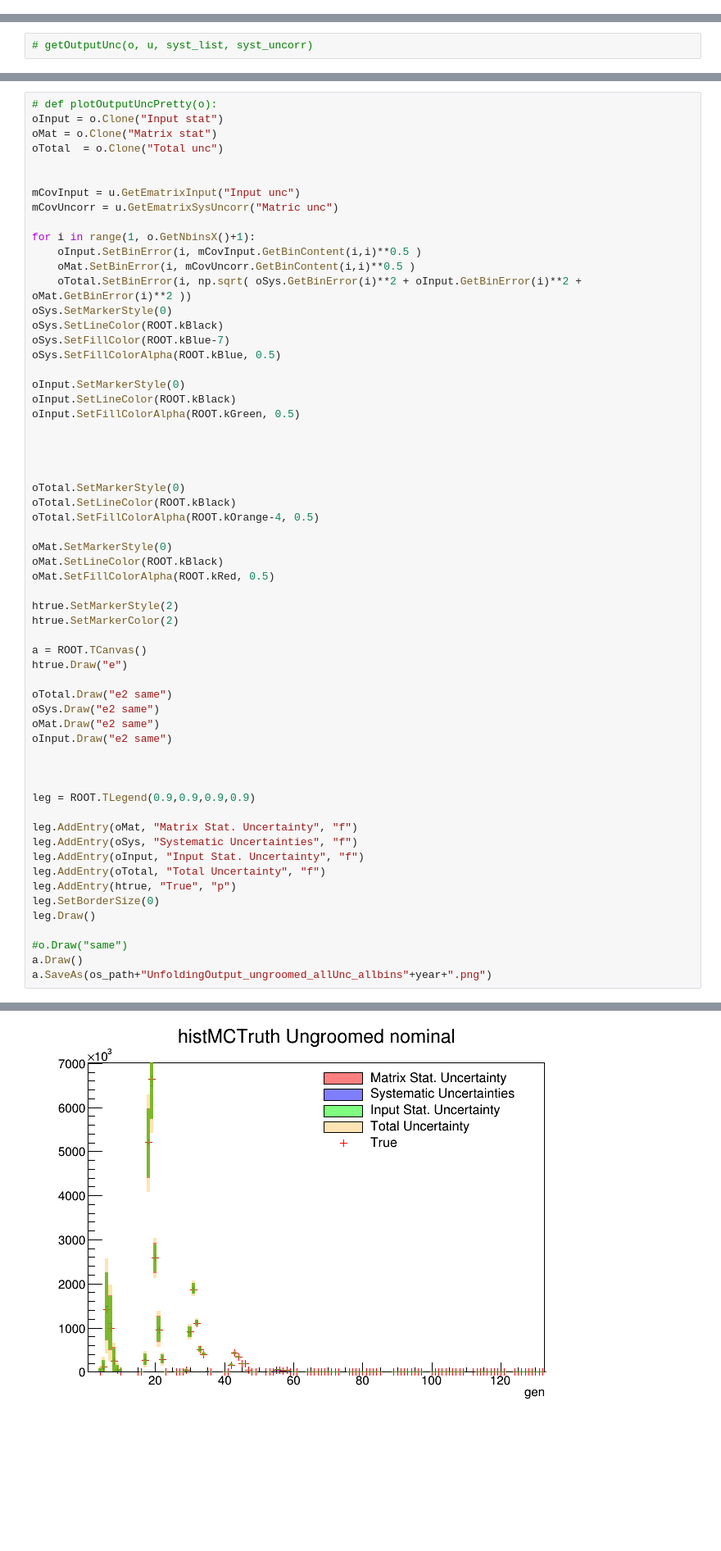
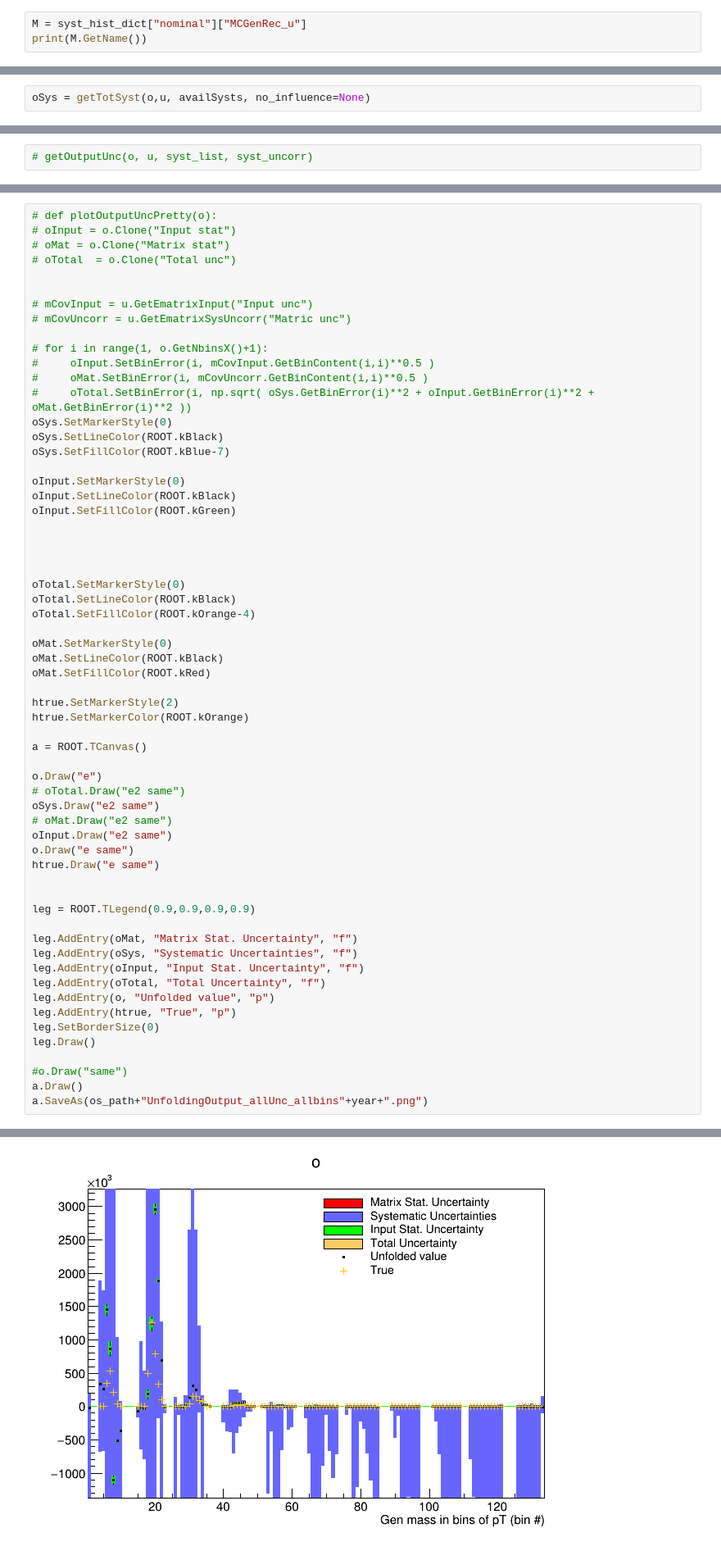
Before and after one commit to laurenhay/GluonJetMass, a Jupyter notebook: TUnfold_plots.ipynb, the cells around one changed output, grey strips where cells are left out. Shown at 82% size. Drawn from its saved outputs; the diff is of its cells as text; blank space fills up the shorter version.

```diff
--- a/TUnfold_plots.ipynb
+++ b/TUnfold_plots.ipynb
@@ -130,0 +277,3 @@ Info in <TCanvas::Print>: png file plots/unfolding/dijet/statSumW2_test/MCInput_
+# %%
+M = syst_hist_dict["nominal"]["MCGenRec_u"]
+print(M.GetName())
@@ -365,0 +910,2 @@ print(syst_list)
+# %%
+oSys = getTotSyst(o,u, availSysts, no_influence=None)
@@ -462,48 +1036,48 @@ Info in <TCanvas::Print>: png file plots/unfolding/dijet/statSumW2_test/Unfoldin
 # %%
 # def plotOutputUncPretty(o):
-oInput = o.Clone("Input stat")
-oMat = o.Clone("Matrix stat")
-oTotal  = o.Clone("Total unc")
+# oInput = o.Clone("Input stat")
+# oMat = o.Clone("Matrix stat")
+# oTotal  = o.Clone("Total unc")
 
 
-mCovInput = u.GetEmatrixInput("Input unc")
-mCovUncorr = u.GetEmatrixSysUncorr("Matric unc")
+# mCovInput = u.GetEmatrixInput("Input unc")
+# mCovUncorr = u.GetEmatrixSysUncorr("Matric unc")
 
-for i in range(1, o.GetNbinsX()+1):
-    oInput.SetBinError(i, mCovInput.GetBinContent(i,i)**0.5 )
-    oMat.SetBinError(i, mCovUncorr.GetBinContent(i,i)**0.5 )
-    oTotal.SetBinError(i, np.sqrt( oSys.GetBinError(i)**2 + oInput.GetBinError(i)**2 + oMat.GetBinError(i)**2 ))
+# for i in range(1, o.GetNbinsX()+1):
+#     oInput.SetBinError(i, mCovInput.GetBinContent(i,i)**0.5 )
+#     oMat.SetBinError(i, mCovUncorr.GetBinContent(i,i)**0.5 )
+#     oTotal.SetBinError(i, np.sqrt( oSys.GetBinError(i)**2 + oInput.GetBinError(i)**2 + oMat.GetBinError(i)**2 ))
 oSys.SetMarkerStyle(0)
 oSys.SetLineColor(ROOT.kBlack)
 oSys.SetFillColor(ROOT.kBlue-7)
-oSys.SetFillColorAlpha(ROOT.kBlue, 0.5)
 
 oInput.SetMarkerStyle(0)
 oInput.SetLineColor(ROOT.kBlack)
-oInput.SetFillColorAlpha(ROOT.kGreen, 0.5)
+oInput.SetFillColor(ROOT.kGreen)
 
 
 
 
 oTotal.SetMarkerStyle(0)
 oTotal.SetLineColor(ROOT.kBlack)
-oTotal.SetFillColorAlpha(ROOT.kOrange-4, 0.5)
+oTotal.SetFillColor(ROOT.kOrange-4)
 
 oMat.SetMarkerStyle(0)
 oMat.SetLineColor(ROOT.kBlack)
-oMat.SetFillColorAlpha(ROOT.kRed, 0.5)
+oMat.SetFillColor(ROOT.kRed)
 
 htrue.SetMarkerStyle(2)
-htrue.SetMarkerColor(2)
+htrue.SetMarkerColor(ROOT.kOrange)
 
 a = ROOT.TCanvas()
-htrue.Draw("e")
 
-oTotal.Draw("e2 same")
+o.Draw("e")
+# oTotal.Draw("e2 same")
 oSys.Draw("e2 same")
-oMat.Draw("e2 same")
+# oMat.Draw("e2 same")
 oInput.Draw("e2 same")
-
+o.Draw("e same")
+htrue.Draw("e same")
 
 
 leg = ROOT.TLegend(0.9,0.9,0.9,0.9)
@@ -512,11 +1086,12 @@ leg.AddEntry(oMat, "Matrix Stat. Uncertainty", "f")
 leg.AddEntry(oSys, "Systematic Uncertainties", "f")
 leg.AddEntry(oInput, "Input Stat. Uncertainty", "f")
 leg.AddEntry(oTotal, "Total Uncertainty", "f")
+leg.AddEntry(o, "Unfolded value", "p")
 leg.AddEntry(htrue, "True", "p")
 leg.SetBorderSize(0)
 leg.Draw()
 
 #o.Draw("same")
 a.Draw()
-a.SaveAs(os_path+"UnfoldingOutput_ungroomed_allUnc_allbins"+year+".png")
+a.SaveAs(os_path+"UnfoldingOutput_allUnc_allbins"+year+".png")
 # %% [output]
@@ -527,4 +1100,4 @@ Info in <TCanvas::Print>: png file plots/unfolding/dijet/statSumW2_test/Unfoldin
-[figure, old version]
+[figure, new version]
 # %%
 canvs = []
 hists = []
```
Also changed, not shown: parts of 43 cells of this notebook, 1 other file.
